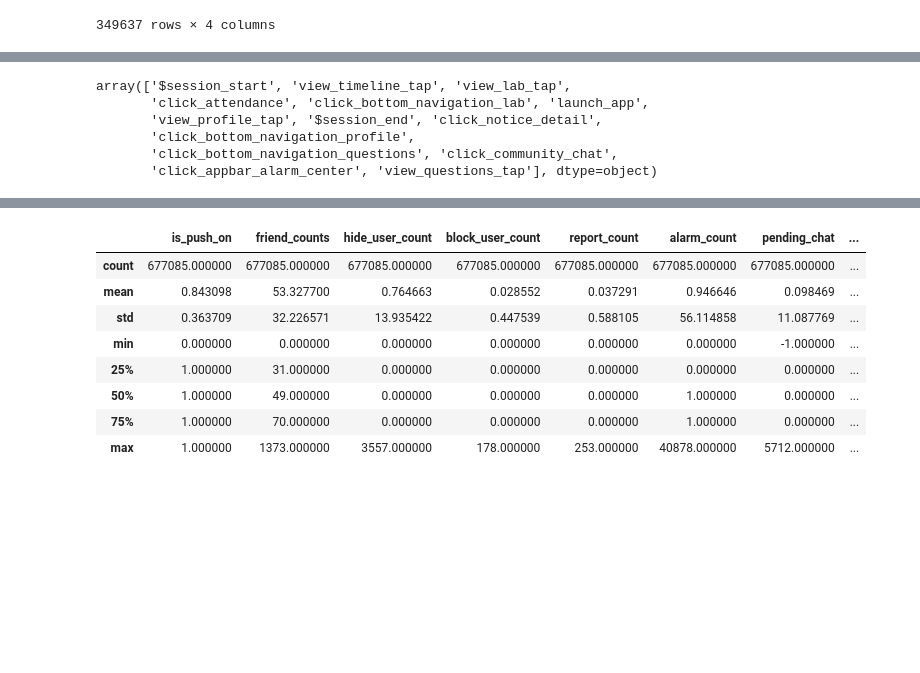
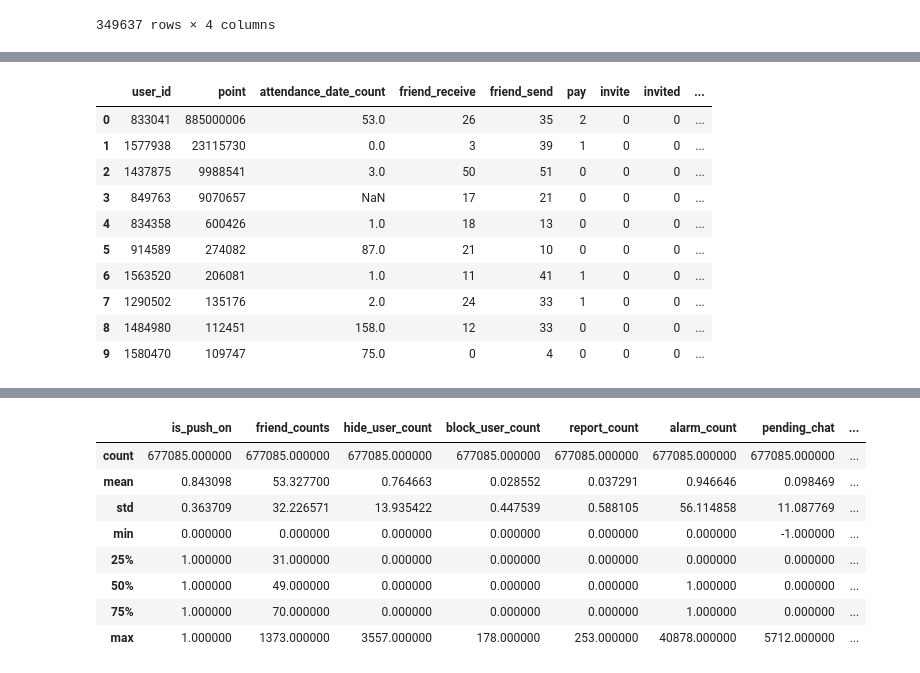
Before and after one commit to EtheriumArchive/Codeit_project, a Jupyter notebook: eda_eunsu_v3.ipynb, the cells around one changed output, grey strips where cells are left out. Drawn from its saved outputs; the diff is of its cells as text; code cells hidden in the pictures; blank space fills up the shorter version.

```diff
--- a/eda_eunsu_v3.ipynb
+++ b/eda_eunsu_v3.ipynb
@@ -1268,8 +1268,10 @@ def friend_counts_status(x):
 # 친구 이상치 확인
 accounts_user['friend_id_list'] = accounts_user['friend_id_list'].apply(lambda x: ast.literal_eval(x))
 accounts_user['friend_counts'] = accounts_user['friend_id_list'].apply(lambda x: len(x))
-accounts_user['friend_counts_status'] = accounts_user['friend_counts'].apply(lambda x: friend_counts_status(x))
-counts = accounts_user['friend_counts_status'].value_counts().reset_index()
+
+friend_counts = accounts_user[['id', 'friend_counts']]
+friend_counts['friend_counts_status'] = friend_counts['friend_counts'].apply(lambda x: friend_counts_status(x))
+friend_counts = friend_counts['friend_counts_status'].value_counts().reset_index()
 idx_map = {
     '1001 ~': 1, '501 ~ 1000': 2, '301 ~ 500': 3, '101 ~ 300': 4,
     '71 ~ 100': 5, '51 ~ 70': 6, '31 ~ 50': 7, '11 ~ 30': 8,
@@ -1278,7 +1280,7 @@ idx_map = {
 
 # 친구 300명 이상부터 거의 유저 없음
 # 친구 1000여명 넘어가는 유저는 이상치인가?
-counts['idx'] = counts['friend_counts_status'].map(idx_map)
-counts.sort_values(by='idx', inplace=True)
-counts[['friend_counts_status', 'count']]
+friend_counts['idx'] = friend_counts['friend_counts_status'].map(idx_map)
+friend_counts.sort_values(by='idx', inplace=True)
+friend_counts[['friend_counts_status', 'count']]
 # %% [output]
@@ -1508,10 +1491,0 @@ hackle_properties[hackle_properties['user_id'] == '833041']
-# %%
-# 딱히 특별한 이벤트 키가 없음 -> 그럼 어떻게 저렇게 모았을까 -> 일단 보류...
-hackle_events[hackle_events['session_id'] == 'NnVWxmwjHcfnMENN9y4SrTPfcG82']['event_key'].unique()
-# %% [output]
-array(['$session_start', 'view_timeline_tap', 'view_lab_tap',
-       'click_attendance', 'click_bottom_navigation_lab', 'launch_app',
-       'view_profile_tap', '$session_end', 'click_notice_detail',
-       'click_bottom_navigation_profile',
-       'click_bottom_navigation_questions', 'click_community_chat',
-       'click_appbar_alarm_center', 'view_questions_tap'], dtype=object)
@@ -1517,0 +1520,23 @@ array(['$session_start', 'view_timeline_tap', 'view_lab_tap',
+# %%
+# point Top 5
+# 제일 높은 포인트를 가진 유저의 하트 구매 -> 비싼 거(4000)로 2번이나 샀지만, 포인트가 너무 높다. -> 이상치 가능성
+
+point_top10 = accounts_user.sort_values(by='point', ascending=False).head(10)[['id', 'point']]
+point_top10.rename(columns={'id': 'user_id'}, inplace=True)
+
+point_top10 = pd.merge(point_top10, accounts_attendance[['user_id', 'attendance_date_count']], on='user_id', how='left')
+data_df = user_action(point_top10['user_id'].unique())
+
+pd.merge(point_top10, data_df, on='user_id', how='left')
+# %% [output]
+|  | user_id | point | attendance_date_count | friend_receive | friend_send | pay | invite | invited | ... |
+| 0 | 833041 | 885000006 | 53.0 | 26 | 35 | 2 | 0 | 0 | ... |
+| 1 | 1577938 | 23115730 | 0.0 | 3 | 39 | 1 | 0 | 0 | ... |
+| 2 | 1437875 | 9988541 | 3.0 | 50 | 51 | 0 | 0 | 0 | ... |
+| 3 | 849763 | 9070657 | NaN | 17 | 21 | 0 | 0 | 0 | ... |
+| 4 | 834358 | 600426 | 1.0 | 18 | 13 | 0 | 0 | 0 | ... |
+| 5 | 914589 | 274082 | 87.0 | 21 | 10 | 0 | 0 | 0 | ... |
+| 6 | 1563520 | 206081 | 1.0 | 11 | 41 | 1 | 0 | 0 | ... |
+| 7 | 1290502 | 135176 | 2.0 | 24 | 33 | 1 | 0 | 0 | ... |
+| 8 | 1484980 | 112451 | 158.0 | 12 | 33 | 0 | 0 | 0 | ... |
+| 9 | 1580470 | 109747 | 75.0 | 0 | 4 | 0 | 0 | 0 | ... |
```
Also changed, not shown: parts of 9 cells of this notebook.
